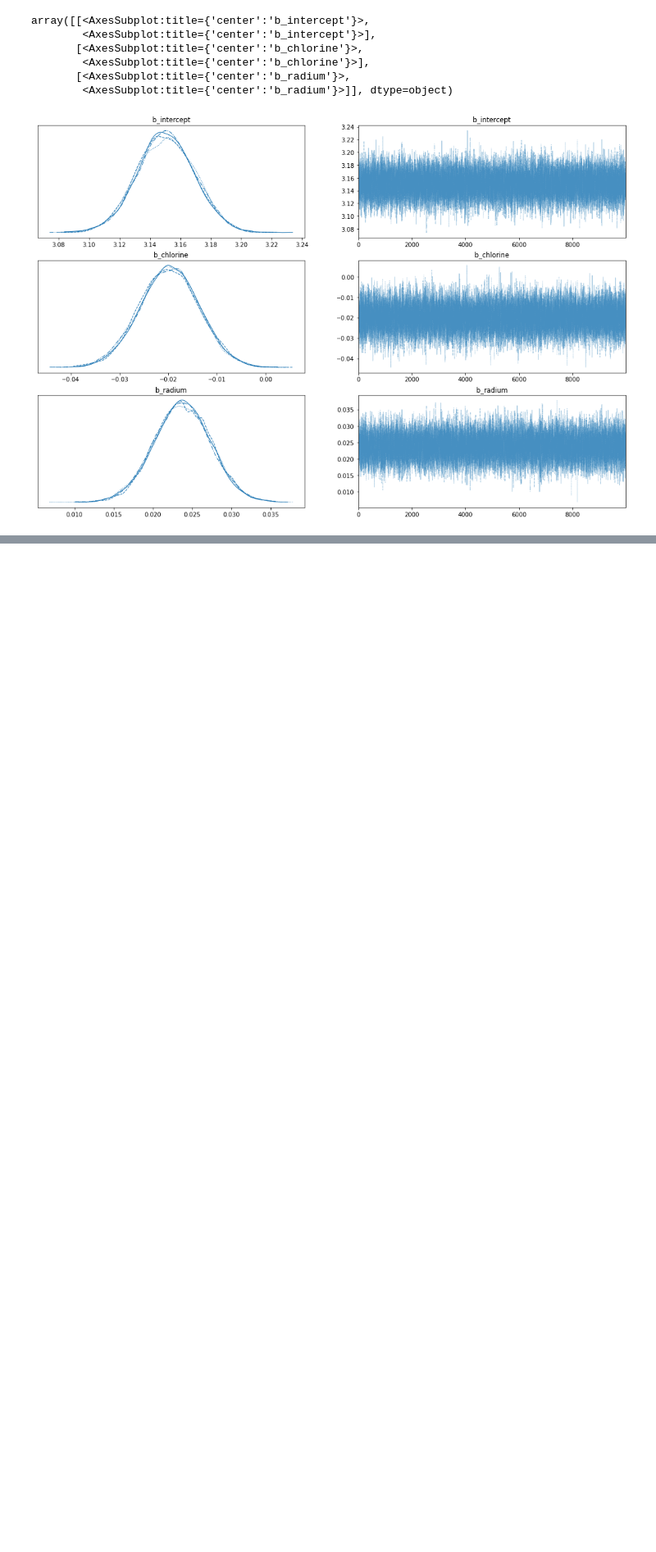
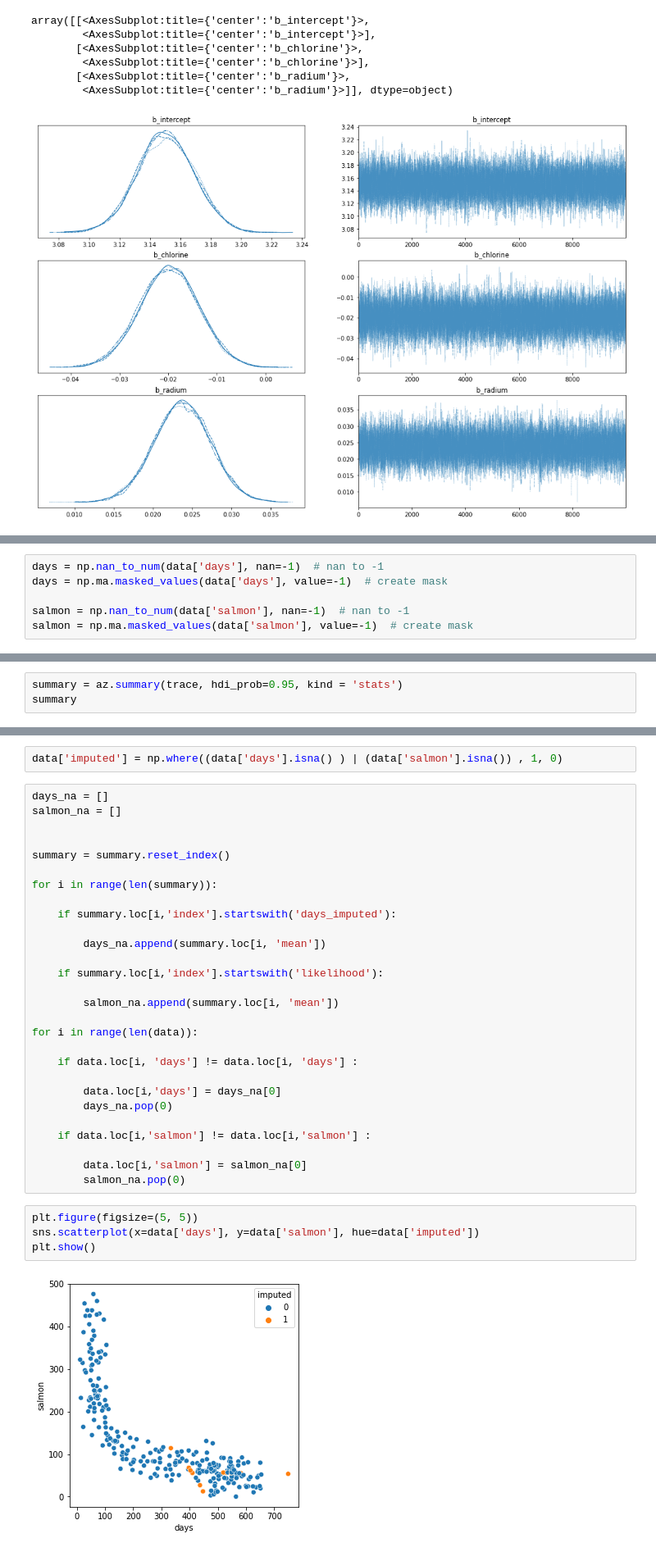
Before and after one commit to sam-tritto/bayesian-regressions, a Jupyter notebook: Bayesian Regression.ipynb, the cells around one changed output, grey strips where cells are left out. Shown at 82% size. Saved outputs shown, nothing was run; the diff lists cells and outputs as text; blank space fills up the shorter version.

```diff
--- a/Bayesian Regression.ipynb
+++ b/Bayesian Regression.ipynb
@@ -370,0 +417,6 @@ pm.model_to_graphviz(m)
+# %%
+days = np.nan_to_num(data['days'], nan=-1)  # nan to -1
+days = np.ma.masked_values(data['days'], value=-1)  # create mask
+
+salmon = np.nan_to_num(data['salmon'], nan=-1)  # nan to -1
+salmon = np.ma.masked_values(data['salmon'], value=-1)  # create mask
@@ -370,0 +459,3 @@ pm.model_to_graphviz(m)
+# %%
+summary = az.summary(trace, hdi_prob=0.95, kind = 'stats')
+summary
@@ -370,0 +486,36 @@ pm.model_to_graphviz(m)
+# %%
+data['imputed'] = np.where((data['days'].isna() ) | (data['salmon'].isna()) , 1, 0)
+# %%
+days_na = []
+salmon_na = []
+
+
+summary = summary.reset_index()
+
+for i in range(len(summary)):
+
+    if summary.loc[i,'index'].startswith('days_imputed'):
+
+        days_na.append(summary.loc[i, 'mean'])
+
+    if summary.loc[i,'index'].startswith('likelihood'):
+
+        salmon_na.append(summary.loc[i, 'mean'])
+
+for i in range(len(data)):
+
+    if data.loc[i, 'days'] != data.loc[i, 'days'] :
+
+        data.loc[i,'days'] = days_na[0]
+        days_na.pop(0)
+
+    if data.loc[i,'salmon'] != data.loc[i,'salmon'] :
+
+        data.loc[i,'salmon'] = salmon_na[0]
+        salmon_na.pop(0)
+# %%
+plt.figure(figsize=(5, 5))
+sns.scatterplot(x=data['days'], y=data['salmon'], hue=data['imputed'])
+plt.show()
+# %% [output]
+[figure, added]
```
Also changed, not shown: parts of 17 cells of this notebook.
